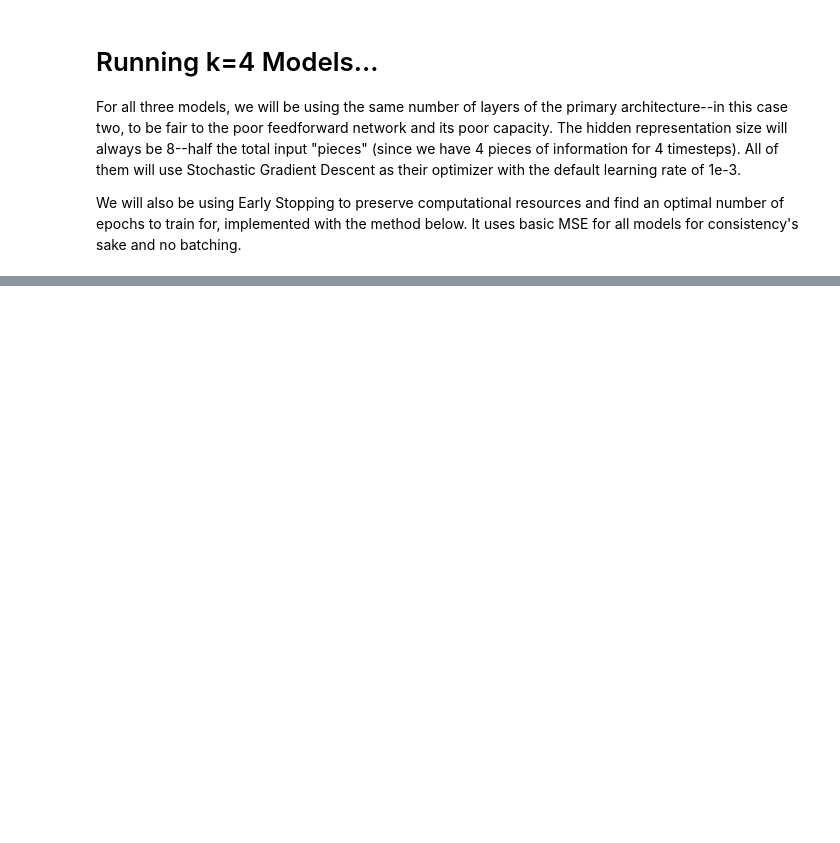
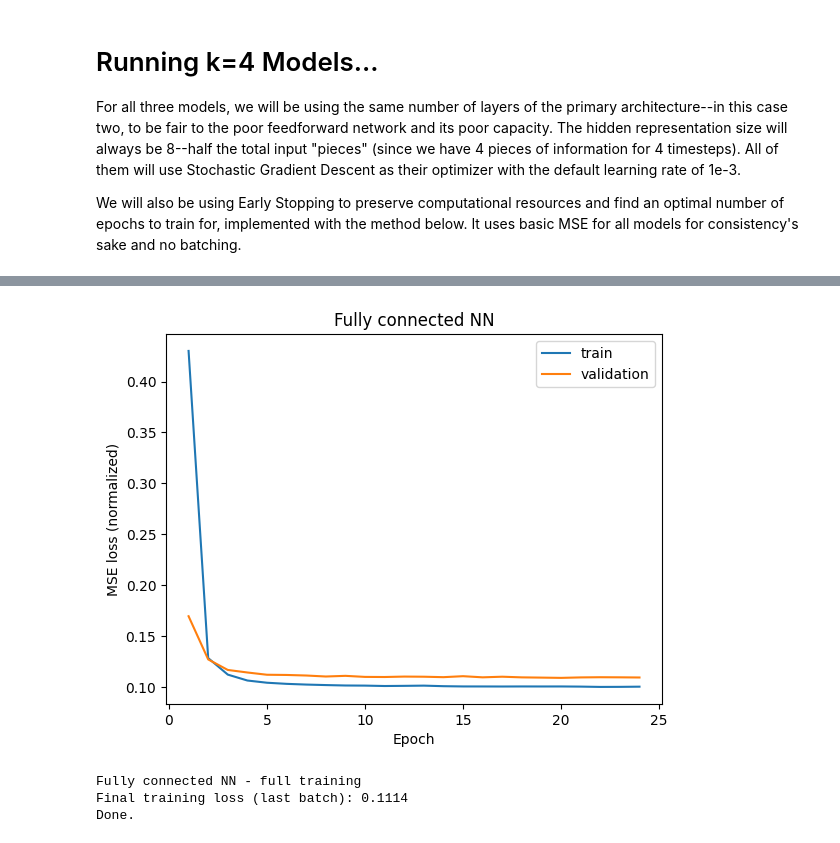
Before and after one commit to Yoonicornn/552-Assignment-2, a Jupyter notebook: ECSE552 W25 Assignment2 part3 Group 5.ipynb, the cells around one changed output, grey strips where cells are left out. Drawn from its saved outputs; the diff is of its cells as text; code cells hidden in the pictures; blank space fills up the shorter version.

Commit message:
Training results

```diff
--- a/ECSE552 W25 Assignment2 part3 Group 5.ipynb
+++ b/ECSE552 W25 Assignment2 part3 Group 5.ipynb
@@ -431,8 +431,14 @@ train_loader = create_loader(X_train, y_train, shuffle=True)
 val_loader = create_loader(X_val, y_val)
 test_loader = create_loader(X_test, y_test)
 
+# train + val combined, for the final training after early stopping
+X_trainval = np.concatenate([X_train, X_val])
+y_trainval = np.concatenate([y_train, y_val])
+trainval_loader = create_loader(X_trainval, y_trainval, shuffle=True)
+
 print("Train:", X_train.shape, y_train.shape)
 print("Validation:", X_val.shape, y_val.shape)
+print("Train+Validation:", X_trainval.shape, y_trainval.shape)
 print("Test:", X_test.shape, y_test.shape)
 print("Train means:", train_norm[feature_cols].mean().round(4).to_dict())
 # %% [output]
@@ -615,18 +577,0 @@ def train_for_epochs(model, optimizer, train_df, epochs):
-# %%
-# RNN
-model = RNN()
-optimizer = torch.optim.SGD(model.parameters())
-epochs = early_stopping_train(model, optimizer, train_df, val_df)
-train_for_epochs(model, optimizer, train_df + val_df, epochs)
-# %%
-# LSTM
-model = LSTM()
-optimizer = torch.optim.SGD(model.parameters())
-epochs = early_stopping_train(model, optimizer, train_df, val_df)
-train_for_epochs(model, optimizer, train_df + val_df, epochs)
-# %%
-# Feedforward
-model = FullyConnectedNN()
-optimizer = torch.optim.SGD(model.parameters())
-epochs = early_stopping_train(model, optimizer, train_df, val_df)
-train_for_epochs(model, optimizer, train_df + val_df, epochs)
@@ -632,0 +648,16 @@ train_for_epochs(model, optimizer, train_df + val_df, epochs)
+# %%
+# Feedforward
+model_fullyConnectedNN = FullyConnectedNN()
+optimizer = torch.optim.Adam(model_fullyConnectedNN.parameters(), lr=1e-3) #test with Adam, I tried with SGD but it was too slow to converge
+epochs, fc_train_losses, fc_val_losses = early_stopping_train(model_fullyConnectedNN, optimizer, train_loader, val_loader)
+
+# plotting training/validation loss
+plot_losses(fc_train_losses, fc_val_losses, "Fully connected NN")
+
+# start fresh for full training
+print("Fully connected NN - full training")
+model_fullyConnectedNN = FullyConnectedNN()
+optimizer = torch.optim.Adam(model_fullyConnectedNN.parameters(), lr=1e-3)
+fc_model = train_for_epochs(model_fullyConnectedNN, optimizer, trainval_loader, epochs)
+print("Done.")
+# %% [output]
@@ -632,0 +681,4 @@ train_for_epochs(model, optimizer, train_df + val_df, epochs)
+[figure, added]
+Fully connected NN - full training
+Final training loss (last batch): 0.1114
+Done.
```
Also changed, not shown: parts of 7 cells of this notebook.
